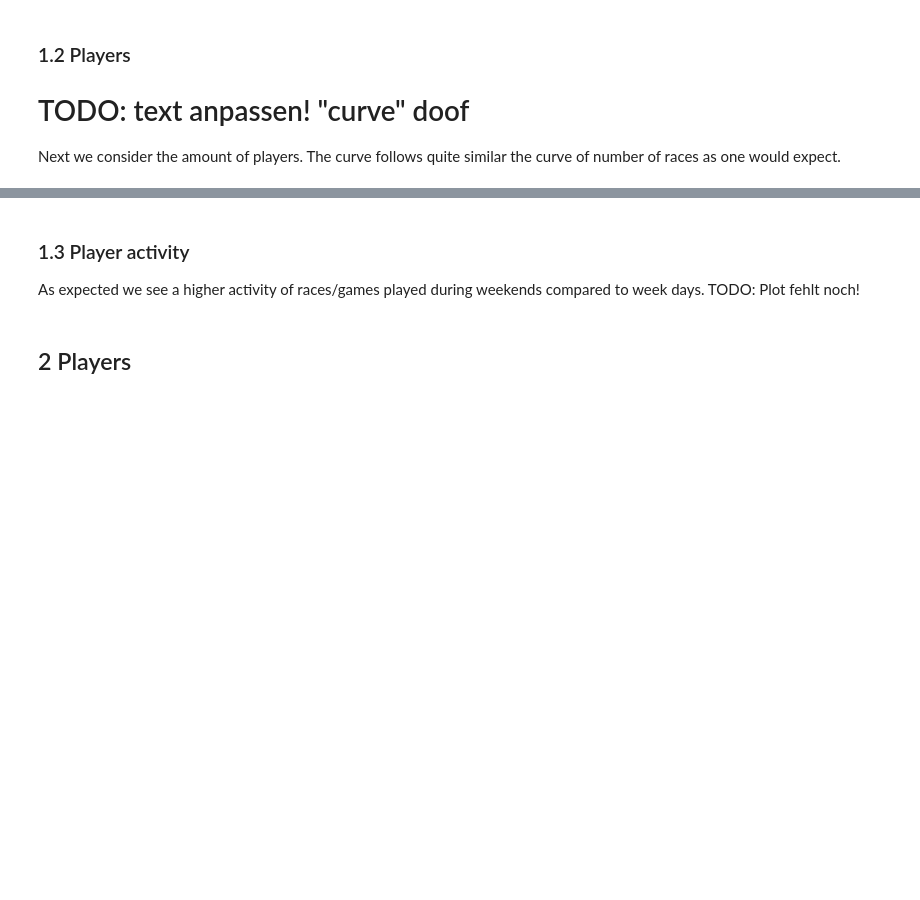
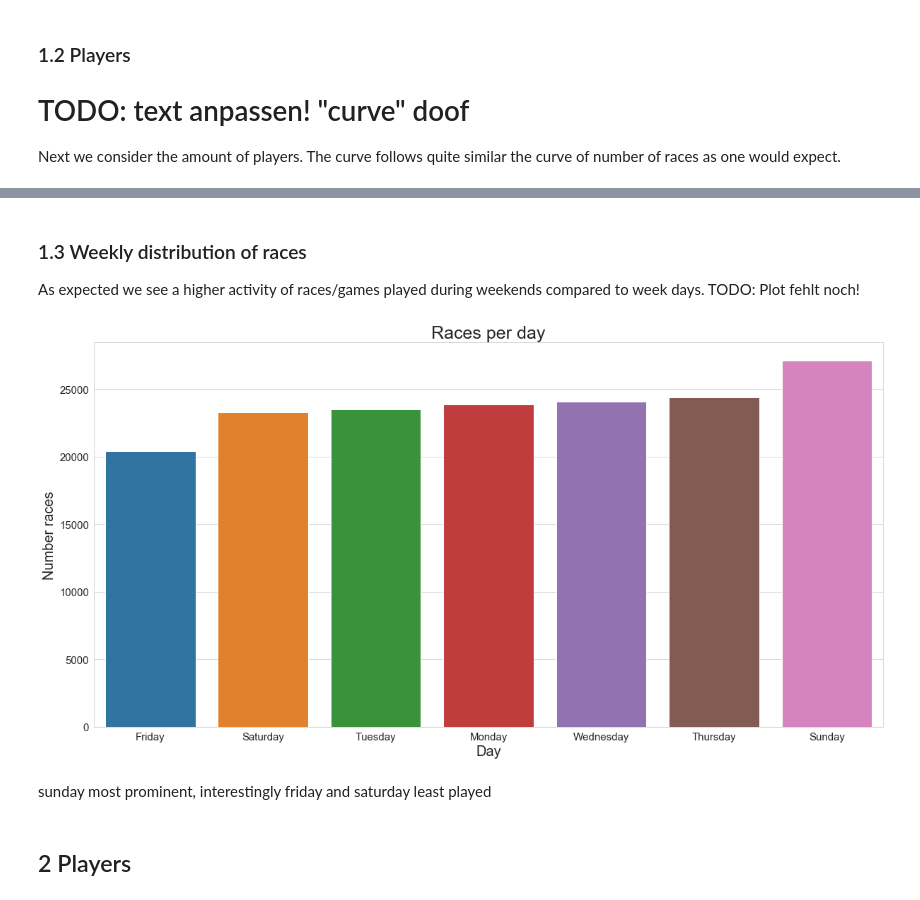
Before and after one commit to CaptainNabla/it_talents_competition, a Jupyter notebook: visualization/eda_basic.ipynb, the cells around one changed output, grey strips where cells are left out. Drawn from its saved outputs; the diff is of its cells as text; code cells hidden in the pictures; blank space fills up the shorter version.

```diff
--- a/visualization/eda_basic.ipynb
+++ b/visualization/eda_basic.ipynb
@@ -70,7 +79,23 @@ plt.show()
 # %% [markdown]
-### 1.3 Player activity
+### 1.3 Weekly distribution of races
 As expected we see a higher activity of races/games played during weekends compared to week days.
 TODO: Plot fehlt noch!
+# %%
+df_time["day"] = df_time["race_created"].dt.strftime("%A")
+
+fig, ax = plt.subplots(figsize=(20, 10))
+
+sns.barplot(x=df_time.groupby("day")["count"].sum().sort_values().index, y=df_time.groupby("day")["count"].sum().sort_values())
+plt.title("Races per day", fontsize=title_fontsize)
+plt.xlabel("Day", fontsize=axis_fontsize)
+plt.ylabel("Number races", fontsize=axis_fontsize)
+ax.tick_params(axis="both", which="major", labelsize=tick_label_fontsize)
+
+plt.show()
+# %% [output]
+[figure, added]
+# %% [markdown]
+sunday most prominent, interestingly friday and saturday least played
 # %% [markdown]
 ## 2 Players
 # %% [markdown]
```
Also changed, not shown: parts of 17 cells of this notebook, 1 other file.
